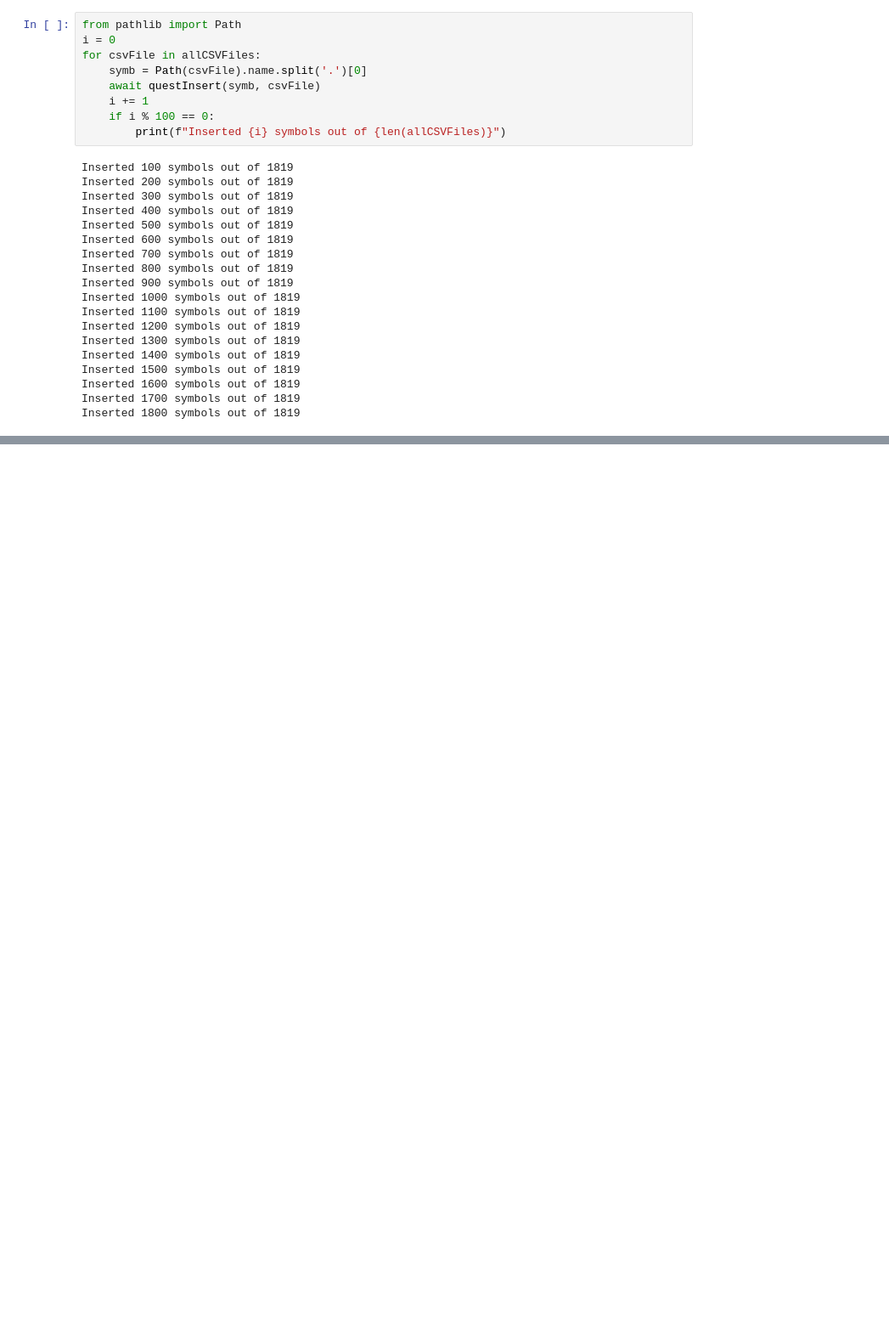
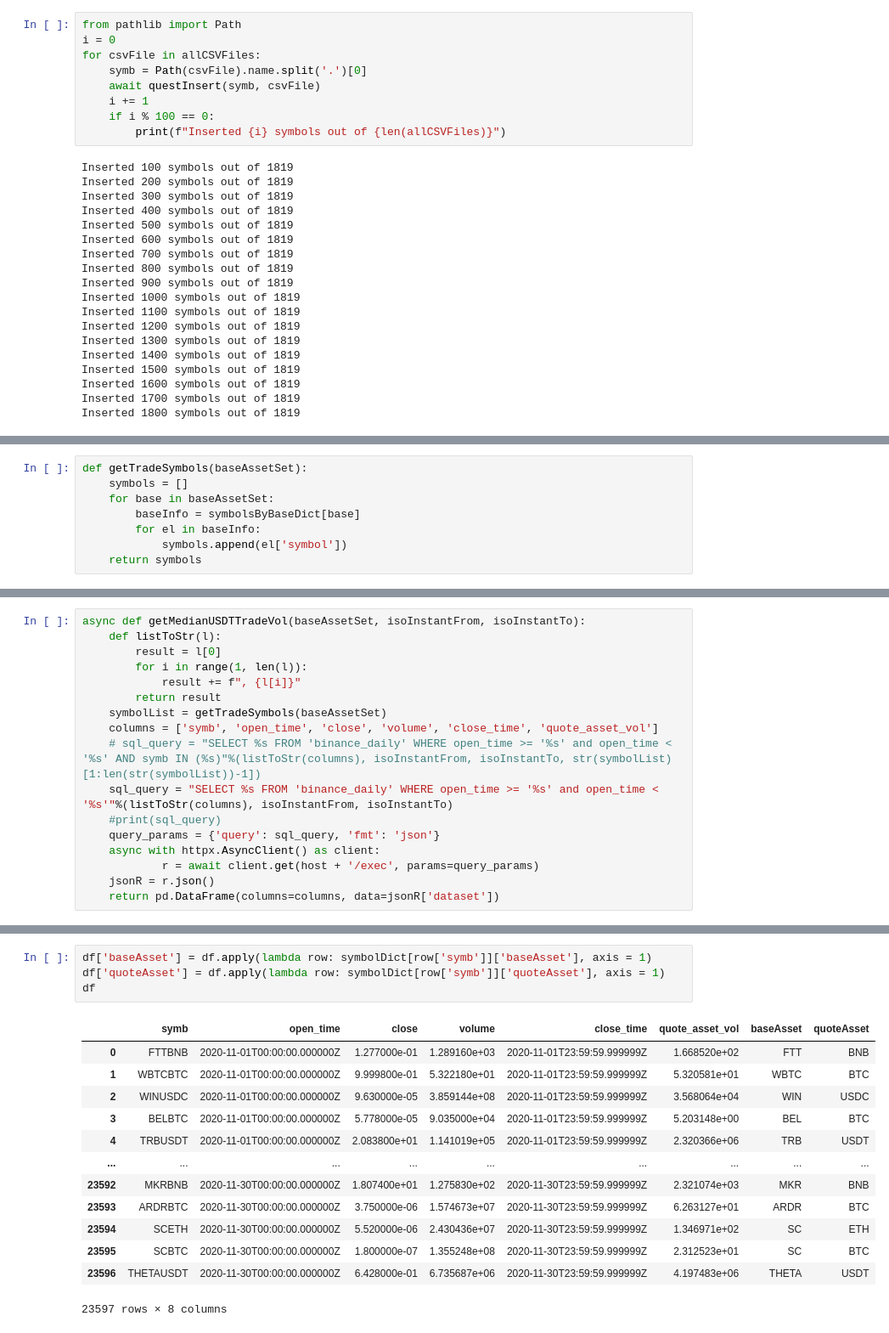
Before and after one commit to srmq/onn-indices, a Jupyter notebook: onn-b/onnBinance.ipynb, the cells around one changed output, grey strips where cells are left out. Shown: that part at 85% size. Saved outputs shown, nothing was run; the diff lists cells and outputs as text; blank space fills up the shorter version.

```diff
--- a/onn-b/onnBinance.ipynb
+++ b/onn-b/onnBinance.ipynb
@@ -135,0 +249,8 @@ Inserted 1800 symbols out of 1819
+# %%
+def getTradeSymbols(baseAssetSet):
+    symbols = []
+    for base in baseAssetSet:
+        baseInfo = symbolsByBaseDict[base]
+        for el in baseInfo:
+            symbols.append(el['symbol'])
+    return symbols
@@ -135,0 +277,17 @@ Inserted 1800 symbols out of 1819
+# %%
+async def getMedianUSDTTradeVol(baseAssetSet, isoInstantFrom, isoInstantTo):
+    def listToStr(l):
+        result = l[0]
+        for i in range(1, len(l)):
+            result += f", {l[i]}"
+        return result
+    symbolList = getTradeSymbols(baseAssetSet)
+    columns = ['symb', 'open_time', 'close', 'volume', 'close_time', 'quote_asset_vol']
+    # sql_query = "SELECT %s FROM 'binance_daily' WHERE open_time >= '%s' and open_time < '%s' AND symb IN (%s)"%(listToStr(columns), isoInstantFrom, isoInstantTo, str(symbolList)[1:len(str(symbolList))-1])
+    sql_query = "SELECT %s FROM 'binance_daily' WHERE open_time >= '%s' and open_time < '%s'"%(listToStr(columns), isoInstantFrom, isoInstantTo)
+    #print(sql_query)
+    query_params = {'query': sql_query, 'fmt': 'json'}
+    async with httpx.AsyncClient() as client:
+            r = await client.get(host + '/exec', params=query_params)
+    jsonR = r.json()
+    return pd.DataFrame(columns=columns, data=jsonR['dataset'])
@@ -135,0 +311,18 @@ Inserted 1800 symbols out of 1819
+# %%
+df['baseAsset'] = df.apply(lambda row: symbolDict[row['symb']]['baseAsset'], axis = 1)
+df['quoteAsset'] = df.apply(lambda row: symbolDict[row['symb']]['quoteAsset'], axis = 1)
+df
+# %% [output]
+|  | symb | open_time | close | volume | close_time | quote_asset_vol | baseAsset | quoteAsset |
+| 0 | FTTBNB | 2020-11-01T00:00:00.000000Z | 1.277000e-01 | 1.289160e+03 | 2020-11-01T23:59:59.999999Z | 1.668520e+02 | FTT | BNB |
+| 1 | WBTCBTC | 2020-11-01T00:00:00.000000Z | 9.999800e-01 | 5.322180e+01 | 2020-11-01T23:59:59.999999Z | 5.320581e+01 | WBTC | BTC |
+| 2 | WINUSDC | 2020-11-01T00:00:00.000000Z | 9.630000e-05 | 3.859144e+08 | 2020-11-01T23:59:59.999999Z | 3.568064e+04 | WIN | USDC |
+| 3 | BELBTC | 2020-11-01T00:00:00.000000Z | 5.778000e-05 | 9.035000e+04 | 2020-11-01T23:59:59.999999Z | 5.203148e+00 | BEL | BTC |
+| 4 | TRBUSDT | 2020-11-01T00:00:00.000000Z | 2.083800e+01 | 1.141019e+05 | 2020-11-01T23:59:59.999999Z | 2.320366e+06 | TRB | USDT |
+| ... | ... | ... | ... | ... | ... | ... | ... | ... |
+| 23592 | MKRBNB | 2020-11-30T00:00:00.000000Z | 1.807400e+01 | 1.275830e+02 | 2020-11-30T23:59:59.999999Z | 2.321074e+03 | MKR | BNB |
+| 23593 | ARDRBTC | 2020-11-30T00:00:00.000000Z | 3.750000e-06 | 1.574673e+07 | 2020-11-30T23:59:59.999999Z | 6.263127e+01 | ARDR | BTC |
+| 23594 | SCETH | 2020-11-30T00:00:00.000000Z | 5.520000e-06 | 2.430436e+07 | 2020-11-30T23:59:59.999999Z | 1.346971e+02 | SC | ETH |
+| 23595 | SCBTC | 2020-11-30T00:00:00.000000Z | 1.800000e-07 | 1.355248e+08 | 2020-11-30T23:59:59.999999Z | 2.312523e+01 | SC | BTC |
+| 23596 | THETAUSDT | 2020-11-30T00:00:00.000000Z | 6.428000e-01 | 6.735687e+06 | 2020-11-30T23:59:59.999999Z | 4.197483e+06 | THETA | USDT |
+23597 rows × 8 columns
```
Also changed, not shown: parts of 18 cells of this notebook, 1 other file.
